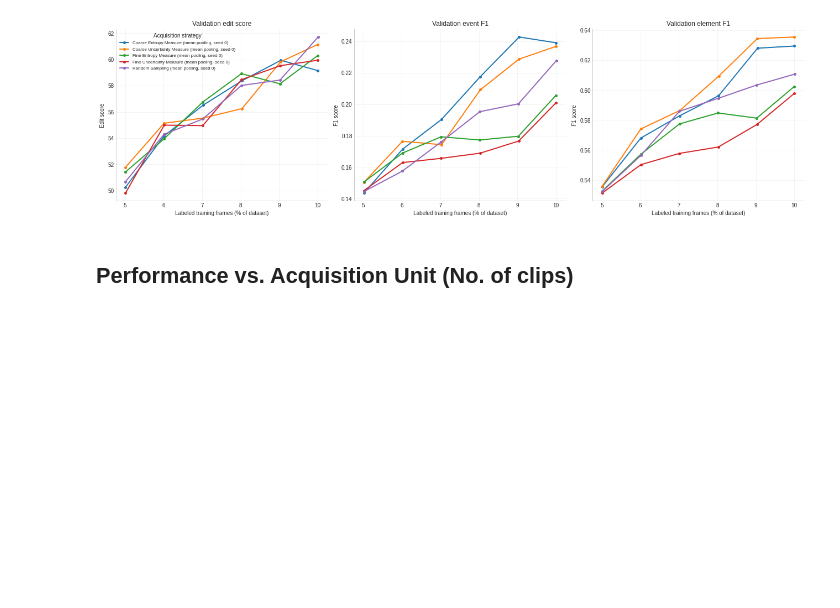
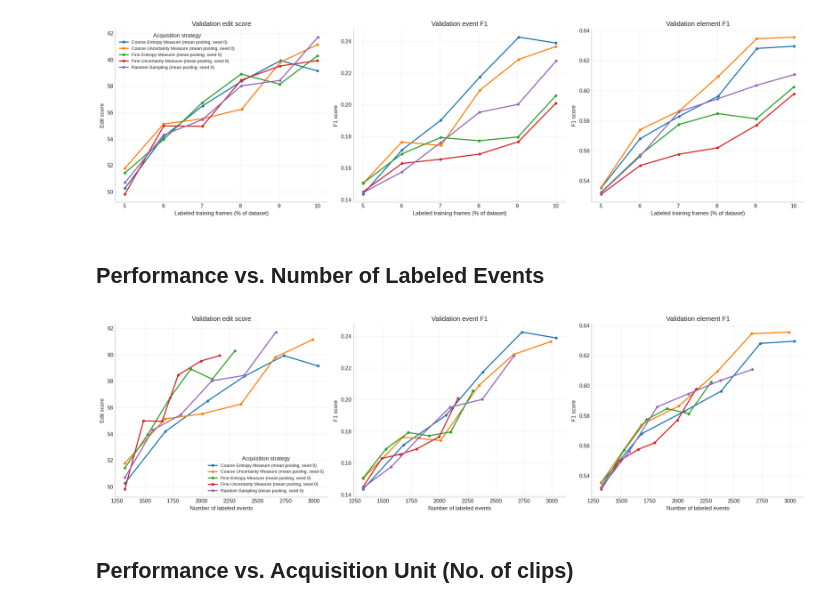
Before and after one commit to zackjh/alpes, a Jupyter notebook: experiments/3_uncertainty_and_entropy/uncertainty_and_entropy.ipynb, the cells around one changed output. Cells and saved outputs as stored; diff of their text form; code cells hidden in the pictures; blank space fills up the shorter version.

```diff
--- a/experiments/3_uncertainty_and_entropy/uncertainty_and_entropy.ipynb
+++ b/experiments/3_uncertainty_and_entropy/uncertainty_and_entropy.ipynb
@@ -41,15 +41,22 @@ for history_path in history_paths:
         label = f"{strategy} ({pooling} pooling, seed {seed})"
         run_records = []
         for row in history:
+            round_number = int(row["round"])
+            labeled_train_path = run_dir / f"round_{round_number:03d}" / "labeled_train.json"
+            with labeled_train_path.open() as file:
+                labeled_clips = json.load(file)
+            labeled_events = sum(len(clip.get("events", [])) for clip in labeled_clips)
+
             run_records.append({
                 "run": run_dir.name,
                 "label": label,
                 "strategy": strategy,
                 "pooling": pooling,
                 "seed": seed,
-                "round": int(row["round"]),
+                "round": round_number,
                 "labeled_budget_pct": float(row["labeled_budget_percent"]),
                 "labeled_clips": int(row["labeled_pool_size"]),
+                "labeled_events": labeled_events,
                 "val_edit": float(row["val_edit"]),
                 "val_f1_event": float(row["val_f1_event"]),
                 "val_f1_element": float(row["val_f1_element"]),
@@ -74,6 +81,7 @@ def plot_validation_metrics(x_column):
     x_labels = {
         "labeled_budget_pct": "Labeled training frames (% of dataset)",
         "labeled_clips": "Number of labeled clips",
+        "labeled_events": "Number of labeled events",
     }
     fig, axes = plt.subplots(1, 3, figsize=(18, 5.2))
     for ax, (metric, (title, ylabel, limits)) in zip(axes, metric_config.items()):
@@ -109,6 +117,12 @@ Loaded 5 completed run(s) and 30 rounds from /mnt/ssd2/zachary/alpes/experiments
 plot_validation_metrics("labeled_budget_pct");
 # %% [output]
 [figure]
+# %% [markdown]
+## Performance vs. Number of Labeled Events
+# %%
+plot_validation_metrics("labeled_events");
+# %% [output]
+[figure, added]
 # %% [markdown]
 ## Performance vs. Acquisition Unit (No. of clips)
 # %%
```
Also changed, not shown: parts of 4 cells of this notebook, 1 other file.
